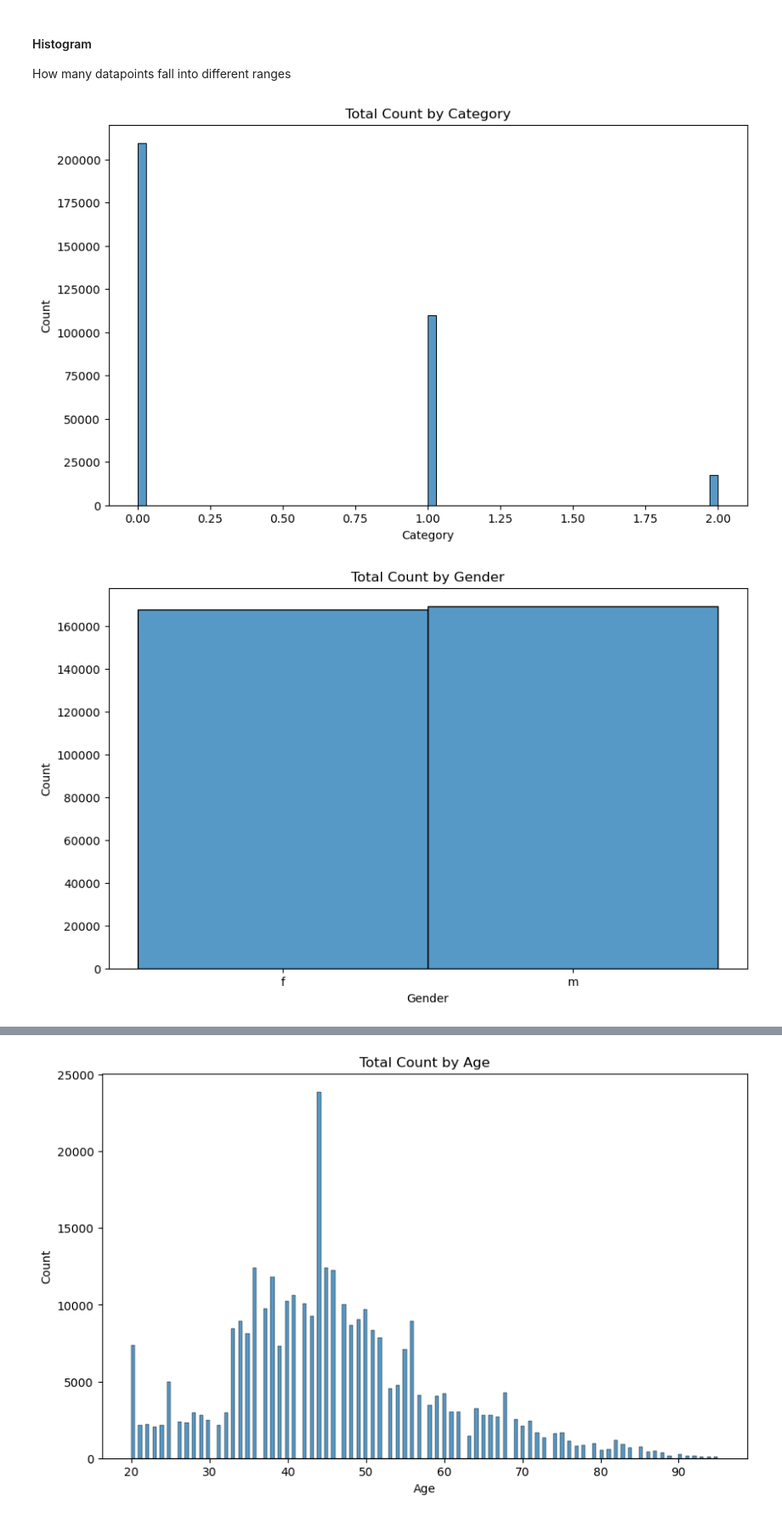
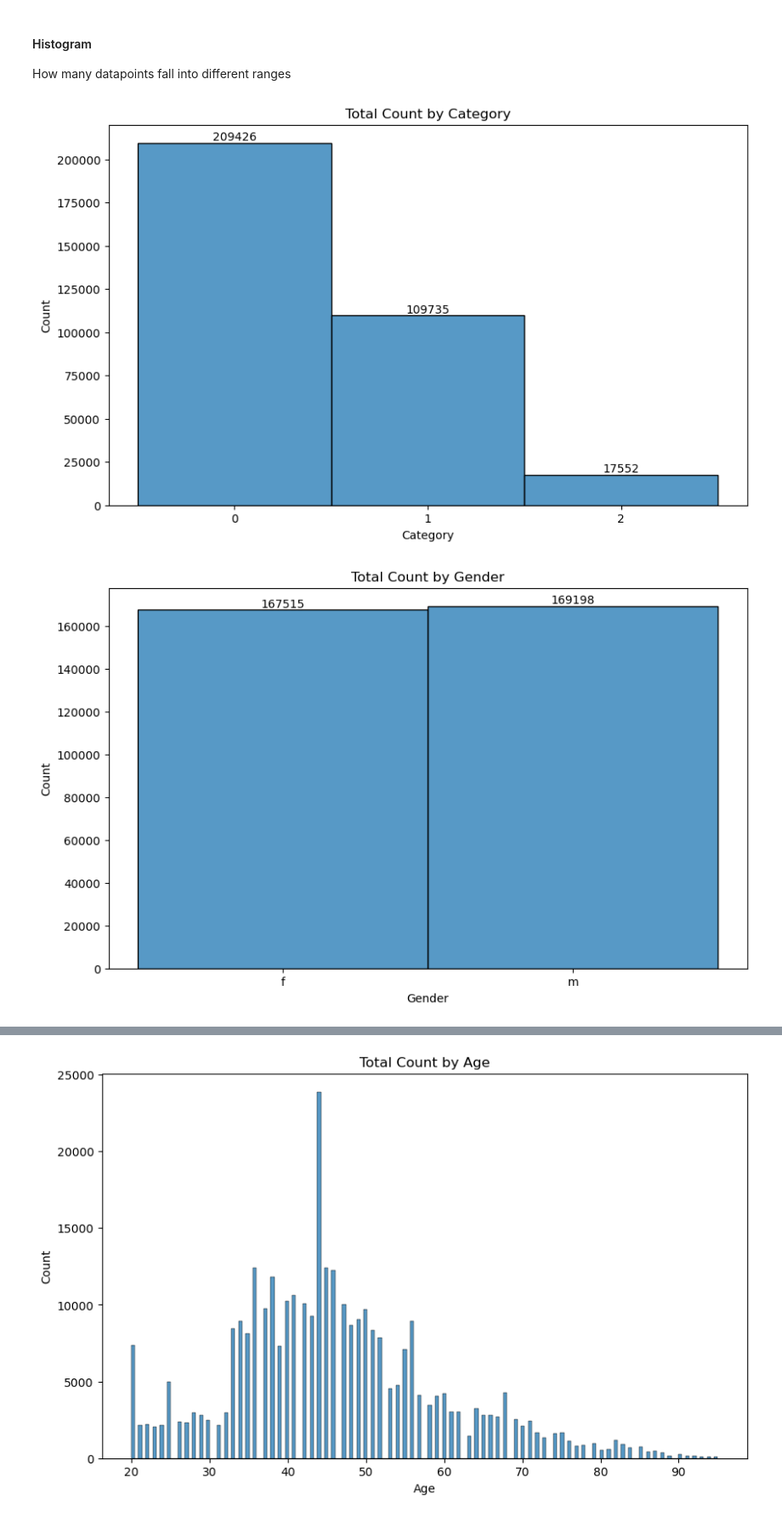
Before and after one commit to lakelure2020/OpenClassroom, a Jupyter notebook: Exploratory_Data_Analysis_with_Python.ipynb, the cells around one changed output, grey strips where cells are left out. Shown at 85% size. Drawn from its saved outputs; the diff is of its cells as text; code cells hidden in the pictures.

```diff
--- a/Exploratory_Data_Analysis_with_Python.ipynb
+++ b/Exploratory_Data_Analysis_with_Python.ipynb
@@ -397,23 +383,31 @@ How many datapoints fall into different ranges
 # %%
 # Histogram by Category
 plt.figure(figsize=(10,6))
-sns.histplot(data=df, x='categ')
+# Create the histogram
+ax = sns.histplot(data=df, x='categ',  discrete=True)
+# Add labels on top of bars
+for container in ax.containers:
+    ax.bar_label(container)
 plt.title('Total Count by Category')
 plt.xlabel("Category")
 plt.ylabel("Count")
+plt.xticks([0, 1, 2])
 plt.show()
 # %% [output]
-[figure, old version]
+[figure, new version]
 # %%
 # Histogram by Gender
 plt.figure(figsize=(10,6))
-sns.histplot(data=df, x='sex')
+ax = sns.histplot(data=df, x='sex',  discrete=True)
+# Add labels on top of bars
+for container in ax.containers:
+    ax.bar_label(container)
 plt.title('Total Count by Gender')
 plt.xlabel("Gender")
 plt.ylabel("Count")
 plt.show()
 # %% [output]
-[figure, old version]
+[figure, new version]
 # %%
 current_year = datetime.now().year
 df['age'] = current_year - df['birth']
```
Also changed, not shown: parts of 41 cells of this notebook.
